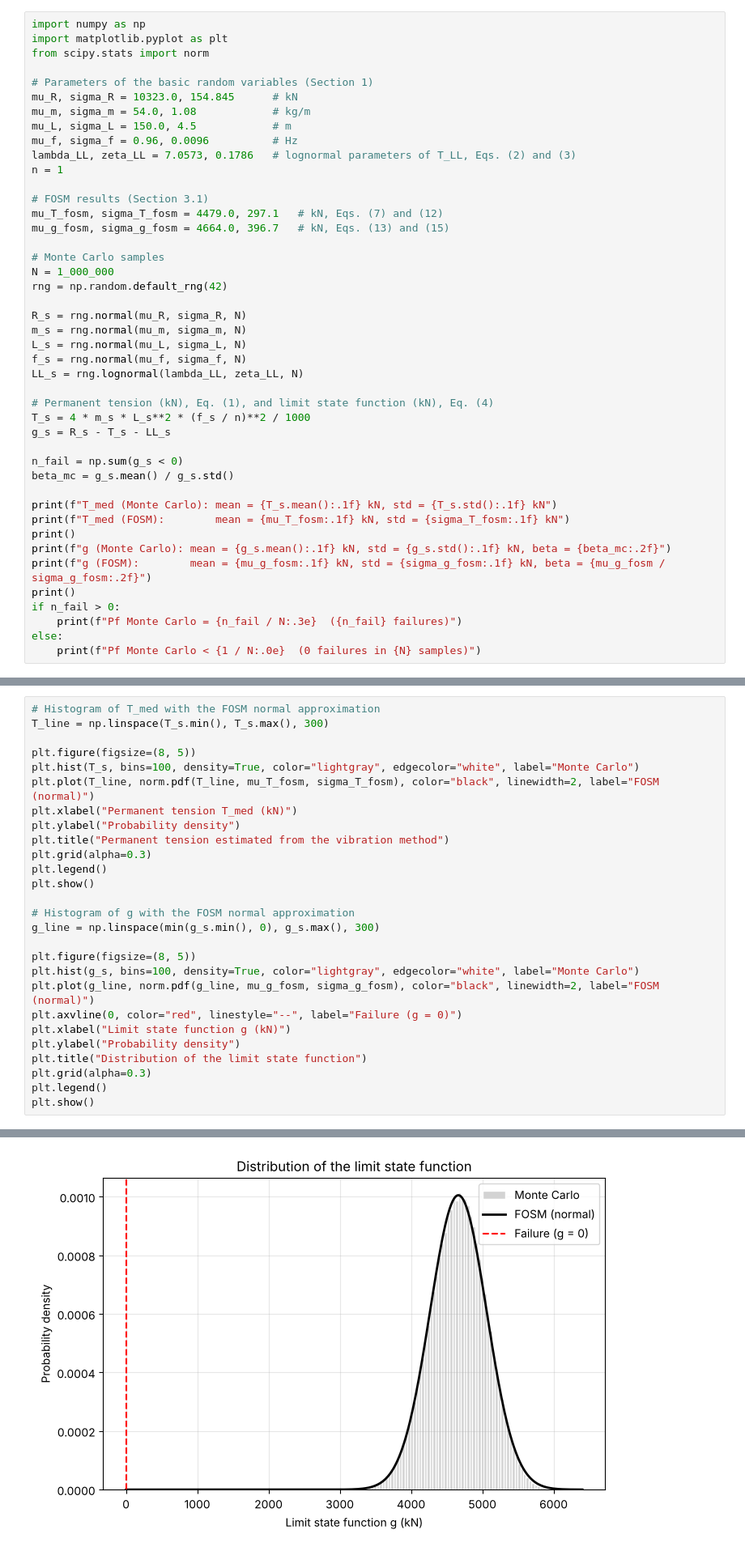
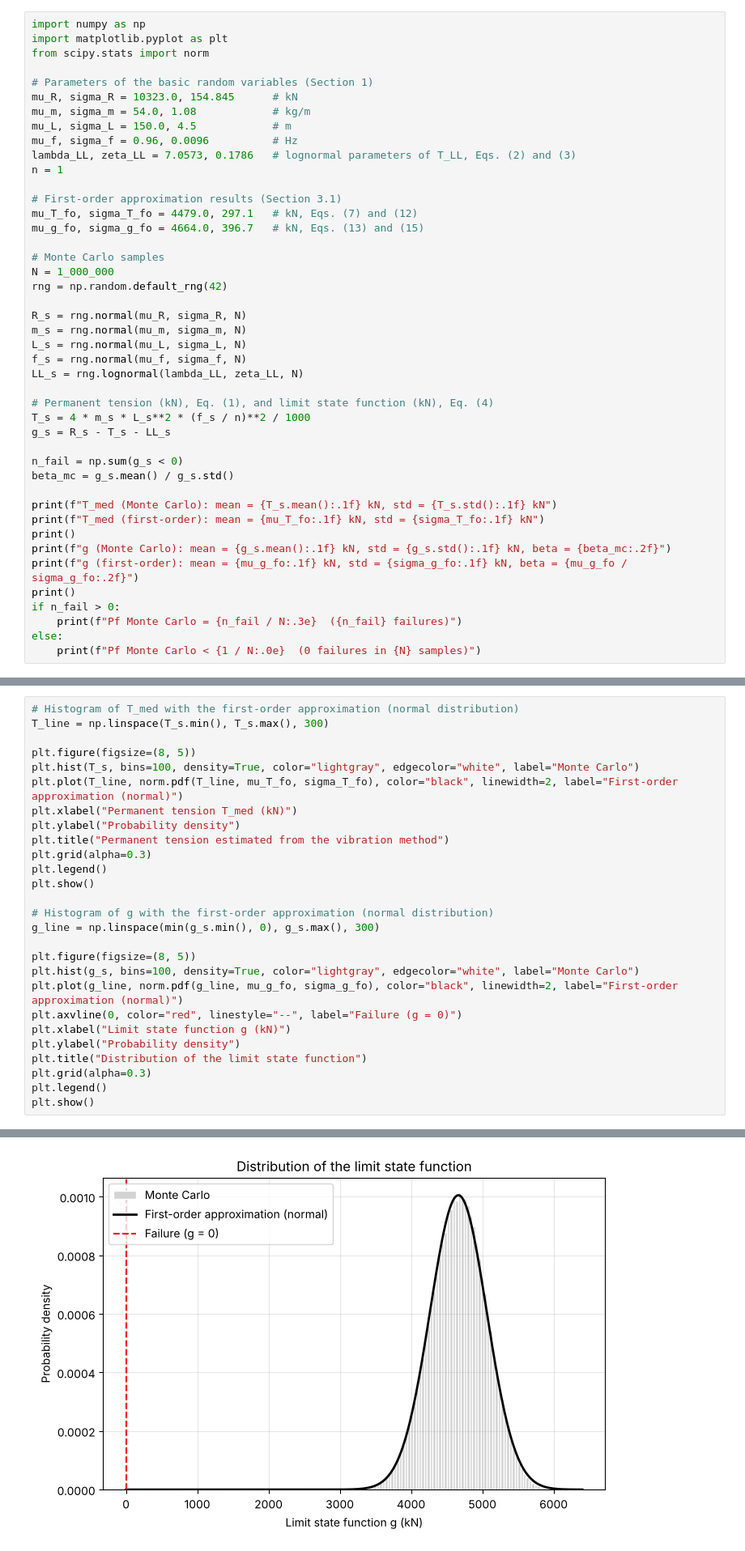
Before and after one commit to 25adiaz-apps/assignment-3-machine-learning, a Jupyter notebook: mini-project-2/mini_project_2_cable_reliability.ipynb, the cells around one changed output, grey strips where cells are left out. Shown at 81% size. Saved outputs shown, nothing was run; the diff lists cells and outputs as text.

```diff
--- a/mini-project-2/mini_project_2_cable_reliability.ipynb
+++ b/mini-project-2/mini_project_2_cable_reliability.ipynb
@@ -119,9 +119,9 @@ mu_f, sigma_f = 0.96, 0.0096          # Hz
 lambda_LL, zeta_LL = 7.0573, 0.1786   # lognormal parameters of T_LL, Eqs. (2) and (3)
 n = 1
 
-# FOSM results (Section 3.1)
-mu_T_fosm, sigma_T_fosm = 4479.0, 297.1   # kN, Eqs. (7) and (12)
-mu_g_fosm, sigma_g_fosm = 4664.0, 396.7   # kN, Eqs. (13) and (15)
+# First-order approximation results (Section 3.1)
+mu_T_fo, sigma_T_fo = 4479.0, 297.1   # kN, Eqs. (7) and (12)
+mu_g_fo, sigma_g_fo = 4664.0, 396.7   # kN, Eqs. (13) and (15)
 
 # Monte Carlo samples
 N = 1_000_000
@@ -141,10 +141,10 @@ n_fail = np.sum(g_s < 0)
 beta_mc = g_s.mean() / g_s.std()
 
 print(f"T_med (Monte Carlo): mean = {T_s.mean():.1f} kN, std = {T_s.std():.1f} kN")
-print(f"T_med (FOSM):        mean = {mu_T_fosm:.1f} kN, std = {sigma_T_fosm:.1f} kN")
+print(f"T_med (first-order): mean = {mu_T_fo:.1f} kN, std = {sigma_T_fo:.1f} kN")
 print()
 print(f"g (Monte Carlo): mean = {g_s.mean():.1f} kN, std = {g_s.std():.1f} kN, beta = {beta_mc:.2f}")
-print(f"g (FOSM):        mean = {mu_g_fosm:.1f} kN, std = {sigma_g_fosm:.1f} kN, beta = {mu_g_fosm / sigma_g_fosm:.2f}")
+print(f"g (first-order): mean = {mu_g_fo:.1f} kN, std = {sigma_g_fo:.1f} kN, beta = {mu_g_fo / sigma_g_fo:.2f}")
 print()
 if n_fail > 0:
     print(f"Pf Monte Carlo = {n_fail / N:.3e}  ({n_fail} failures)")
@@ -159,12 +159,12 @@ g (FOSM):        mean = 4664.0 kN, std = 396.7 kN, beta = 11.76
 
 Pf Monte Carlo < 1e-06  (0 failures in 1000000 samples)
 # %%
-# Histogram of T_med with the FOSM normal approximation
+# Histogram of T_med with the first-order approximation (normal distribution)
 T_line = np.linspace(T_s.min(), T_s.max(), 300)
 
 plt.figure(figsize=(8, 5))
 plt.hist(T_s, bins=100, density=True, color="lightgray", edgecolor="white", label="Monte Carlo")
-plt.plot(T_line, norm.pdf(T_line, mu_T_fosm, sigma_T_fosm), color="black", linewidth=2, label="FOSM (normal)")
+plt.plot(T_line, norm.pdf(T_line, mu_T_fo, sigma_T_fo), color="black", linewidth=2, label="First-order approximation (normal)")
 plt.xlabel("Permanent tension T_med (kN)")
 plt.ylabel("Probability density")
 plt.title("Permanent tension estimated from the vibration method")
@@ -172,12 +172,12 @@ plt.grid(alpha=0.3)
 plt.legend()
 plt.show()
 
-# Histogram of g with the FOSM normal approximation
+# Histogram of g with the first-order approximation (normal distribution)
 g_line = np.linspace(min(g_s.min(), 0), g_s.max(), 300)
 
 plt.figure(figsize=(8, 5))
 plt.hist(g_s, bins=100, density=True, color="lightgray", edgecolor="white", label="Monte Carlo")
-plt.plot(g_line, norm.pdf(g_line, mu_g_fosm, sigma_g_fosm), color="black", linewidth=2, label="FOSM (normal)")
+plt.plot(g_line, norm.pdf(g_line, mu_g_fo, sigma_g_fo), color="black", linewidth=2, label="First-order approximation (normal)")
 plt.axvline(0, color="red", linestyle="--", label="Failure (g = 0)")
 plt.xlabel("Limit state function g (kN)")
 plt.ylabel("Probability density")
@@ -190,2 +190,2 @@ plt.show()
-[figure, old version]
+[figure, new version]
 # %% [markdown]
```
Also changed, not shown: parts of 6 cells of this notebook.
